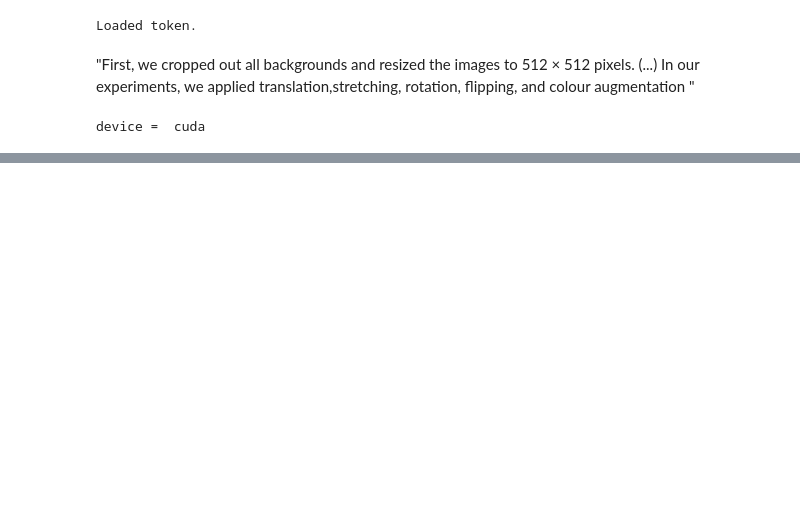
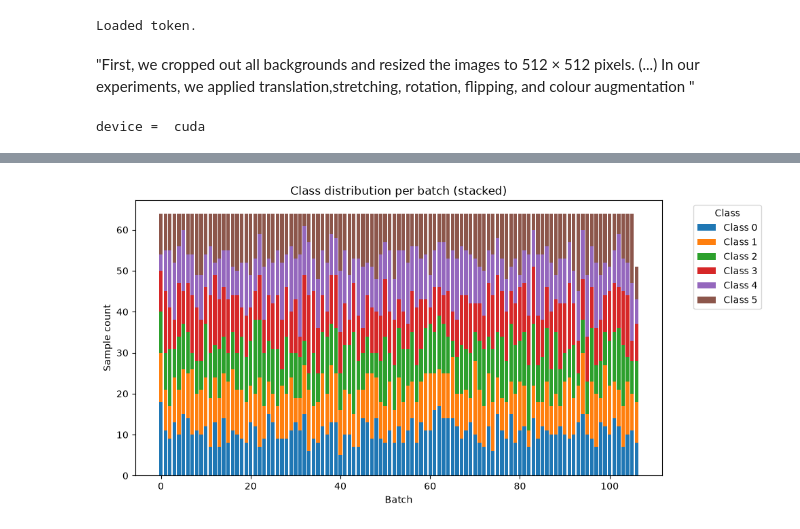
Before and after one commit to SaNita9/mlsp_experiments, a Jupyter notebook: convnext.ipynb, the cells around one changed output, grey strips where cells are left out. Saved outputs shown, nothing was run; the diff lists cells and outputs as text; code cells hidden in the pictures; blank space fills up the shorter version.

```diff
--- a/convnext.ipynb
+++ b/convnext.ipynb
@@ -66,10 +66,10 @@ class CropBackground:
 # %% [markdown]
 "First, we cropped out all backgrounds and resized the images to 512 × 512 pixels. (...) In our experiments, we applied translation,stretching, rotation, flipping, and colour augmentation "
 # %%
-img_size = 32
+img_size = 128
 
 transform_train = transforms.Compose([
-    CropBackground(threshold=5),
+    #CropBackground(threshold=5),
     transforms.Resize((img_size, img_size)),
 	transforms.RandomAffine(
 		# translation,
@@ -90,7 +90,7 @@ transform_train = transforms.Compose([
 ])
 
 transform_eval = transforms.Compose([
-	CropBackground(threshold=5),
+	#CropBackground(threshold=5),
 	transforms.Resize((img_size, img_size)),
     transforms.ToTensor(),
 ])
@@ -205,0 +312,24 @@ Epoch  Train Loss  Train Acc  Val Loss  Val Acc
+# %%
+from torch.utils.data import WeightedRandomSampler
+
+def get_resampled_dataloaders(seed=42):
+    set_seed(seed)
+    g = torch.Generator()
+    g.manual_seed(seed)
+    #class_counts = imbalanced_train_df.label.value_counts(); class_counts
+    labels_cpu = np.array([label for _, label in trainset.data])
+    class_counts = np.bincount(labels_cpu, minlength=6)
+    class_weights = 1/class_counts
+    sample_weights = [1/class_counts[i] for i in labels_cpu]
+
+    sampler= WeightedRandomSampler(weights=sample_weights, num_samples=len(labels_cpu), replacement=True)
+
+    trainloader = DataLoader(trainset, batch_size=64, sampler=sampler, num_workers=4, worker_init_fn=seed_worker, generator=g, pin_memory=True)
+    valloader = DataLoader(valset, batch_size=128, shuffle=False, num_workers=4, pin_memory=True)
+    testloader = DataLoader(testset, batch_size=128, shuffle=False, num_workers=4, pin_memory=True)
+    return trainloader,valloader, testloader
+
+a, _, _ = get_resampled_dataloaders()
+see_distribution(a)
+# %% [output]
+[figure, added]
```
Also changed, not shown: parts of 7 cells of this notebook.
